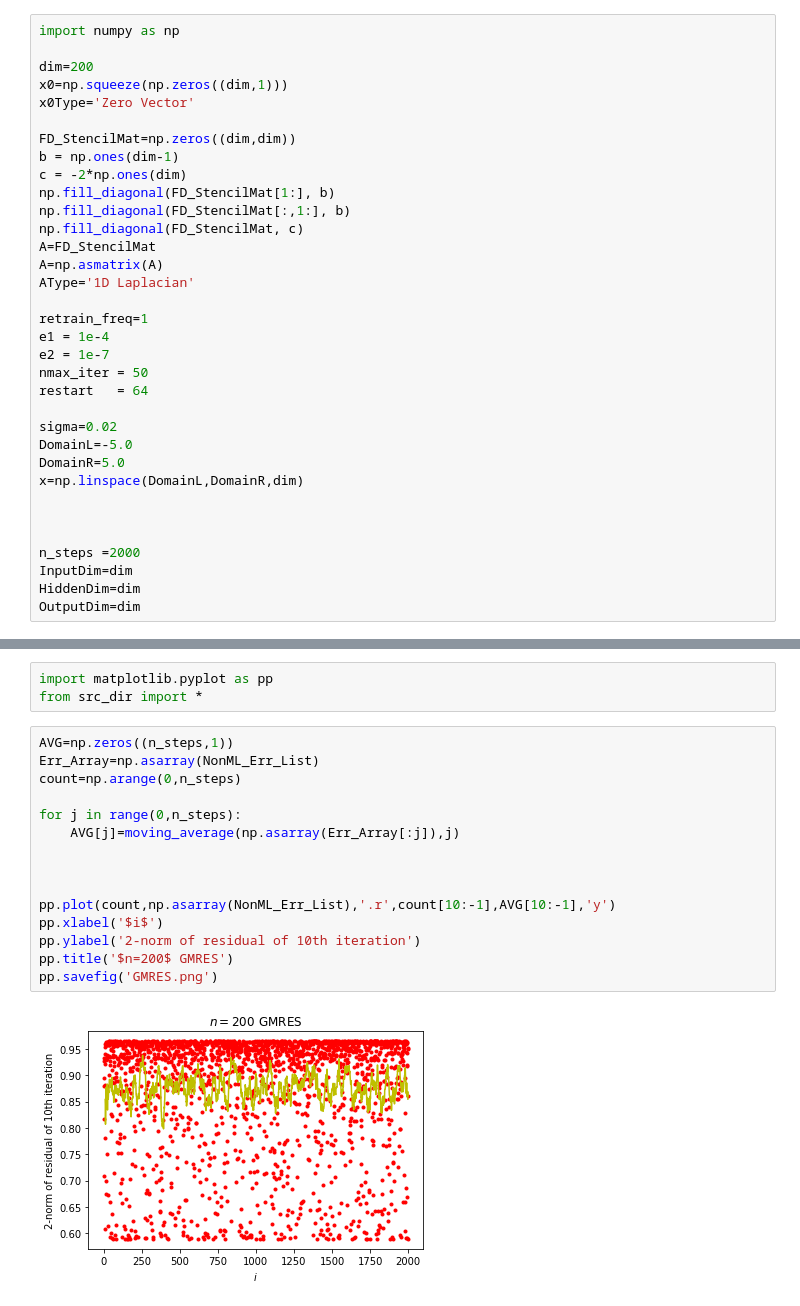
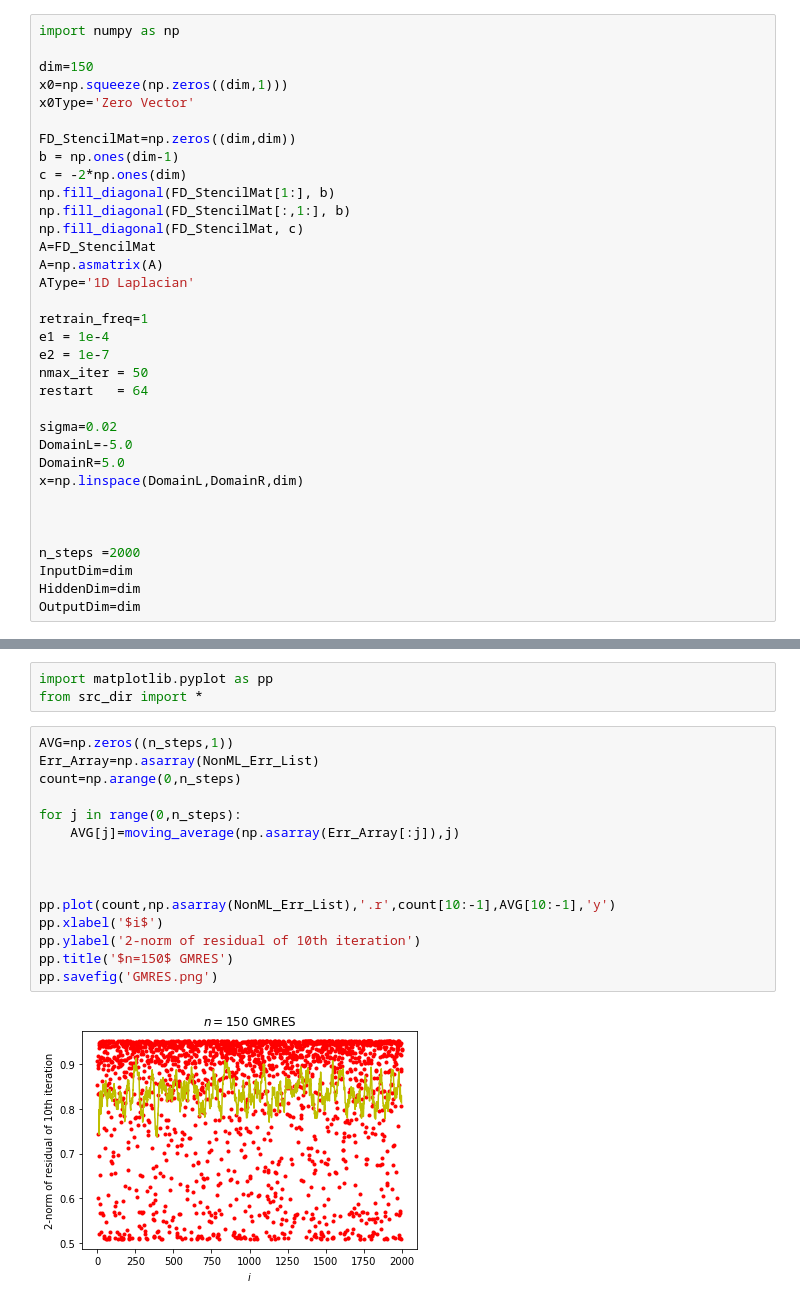
Before and after one commit to ML4FnP/GMRES-Learning, a Jupyter notebook: GPU_SandboxOnline.ipynb, the cells around one changed output, grey strips where cells are left out. Cells and saved outputs as stored; diff of their text form.

```diff
--- a/GPU_SandboxOnline.ipynb
+++ b/GPU_SandboxOnline.ipynb
@@ -31,7 +31,7 @@ git_commit_short_hash = subprocess.check_output(
 # %%
 import numpy as np
 
-dim=200
+dim=150
 x0=np.squeeze(np.zeros((dim,1)))
 x0Type='Zero Vector'
 
@@ -233,20 +233,20 @@ from src_dir import *
 # %%
 AVG=np.zeros((n_steps,1))
 Err_Array=np.asarray(NonML_Err_List)
 count=np.arange(0,n_steps)
 
 for j in range(0,n_steps):
     AVG[j]=moving_average(np.asarray(Err_Array[:j]),j)
 
 
 
 pp.plot(count,np.asarray(NonML_Err_List),'.r',count[10:-1],AVG[10:-1],'y')
 pp.xlabel('$i$')
 pp.ylabel('2-norm of residual of 10th iteration')
-pp.title('$n=200$ GMRES')
+pp.title('$n=150$ GMRES')
 pp.savefig('GMRES.png')
 # %% [output]
-[figure, old version]
+[figure, new version]
 # %%
 Err_Array_ML=np.asarray(Err_list)
 AVGML=np.zeros((n_steps,1))
```
Also changed, not shown: parts of 5 cells of this notebook, 50 other files.
